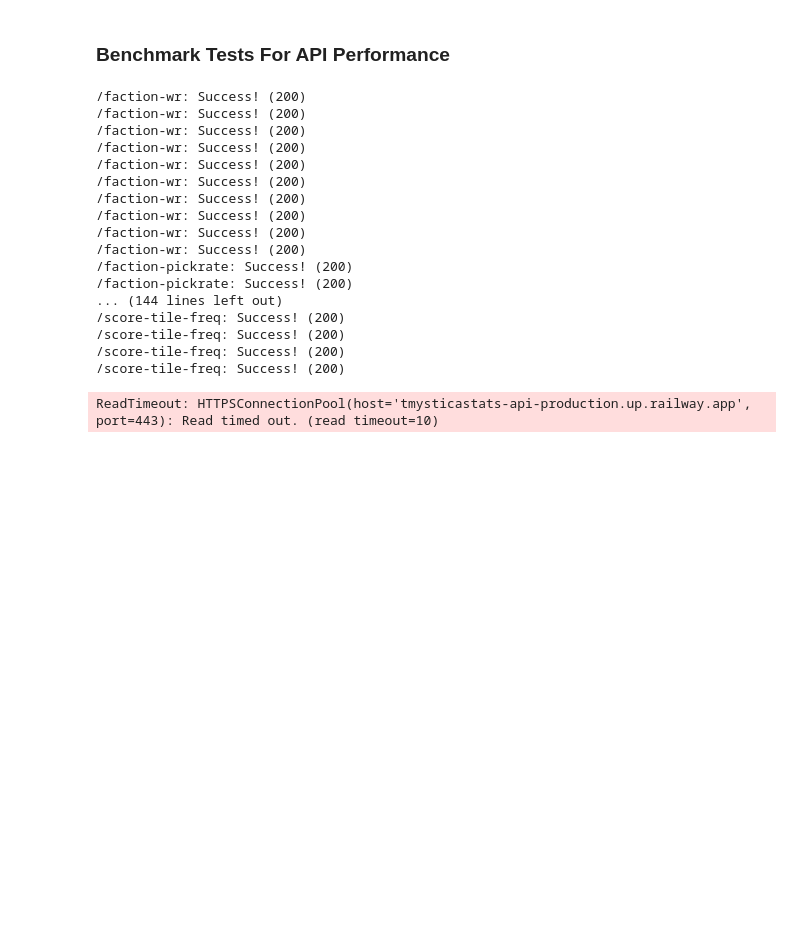
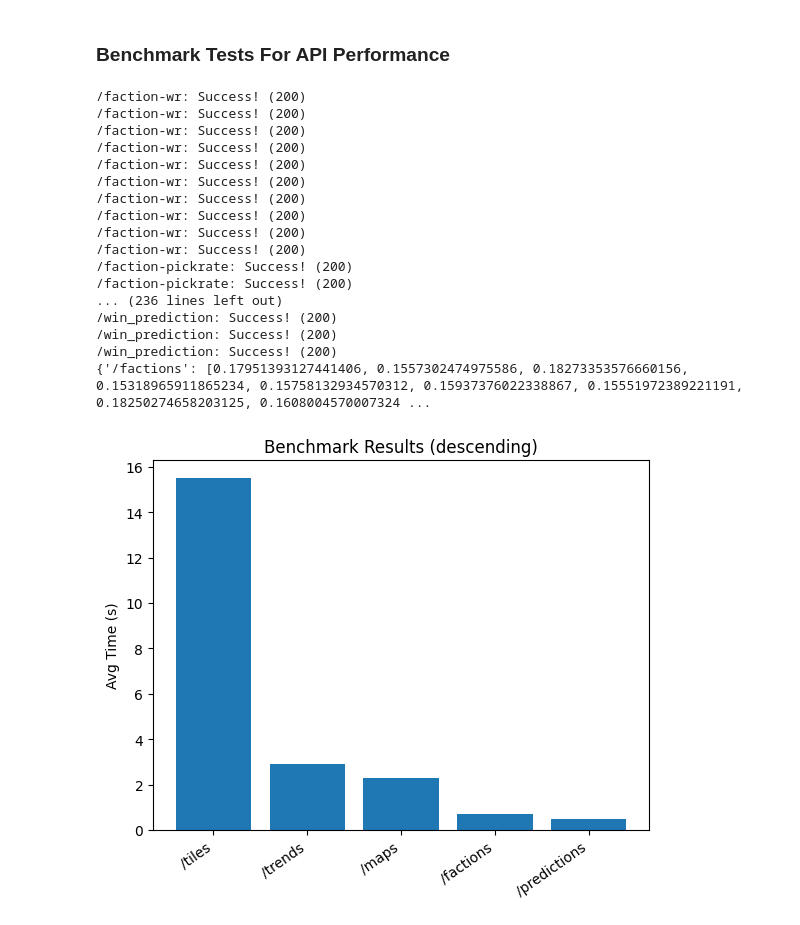
Before and after one commit to swoody2527/TMysticaStats-API, a Jupyter notebook: benchmarks/apibenchmarks.ipynb, the cells around one changed output. Cells and saved outputs as stored; diff of their text form; code cells hidden in the pictures; blank space fills up the shorter version.

```diff
--- a/benchmarks/apibenchmarks.ipynb
+++ b/benchmarks/apibenchmarks.ipynb
@@ -67,7 +67,7 @@ url_extensions = {
         'endpoints': ['/win_prediction'],
         'params': {
             'num_players': 4,
-            'map_id': '126fe960806d587c78546b30f1a90853b1ada468',
+            'map_id': '126fe960806d587c78546b30f1a90853b1ada468'.upper(),
             'bonus_tiles': [f'BON{i+1}' for i in range(7)],
             'score_tiles': [f'SCORE{i+1}' for i in range(6)]
         }
@@ -79,7 +79,7 @@ def run_benchmarks():
     results = {key: [] for key in url_extensions.keys()}
 
     for route in url_extensions:
-        if route != '/prediction':
+        if route != '/predictions':
             for endpoint in url_extensions[route]['endpoints']:
                 query_string = '&'.join(
                     f'{key}={val}' for key, val in url_extensions[route]['params'].items()
@@ -95,7 +95,7 @@ def run_benchmarks():
 
         else:
             endpoint = '/win_prediction'
-            pred_params = url_extensions[route][endpoint]['params']
+            pred_params = url_extensions[route]['params']
 
             num_players = f"num_players={pred_params['num_players']}"
             map_id = f"map_id={pred_params['map_id']}"
@@ -106,6 +106,7 @@ def run_benchmarks():
             query_string = '&'.join(p for p in parts if p)
 
             request_url = f"{base_url}{route}{endpoint}?{query_string}"
+            print(request_url)
 
             for _ in range(10):
                 start = time.time()
@@ -131,9 +132,25 @@ print(times)
 /faction-wr: Success! (200)
 /faction-pickrate: Success! (200)
 /faction-pickrate: Success! (200)
-... (144 lines left out)
-/score-tile-freq: Success! (200)
-/score-tile-freq: Success! (200)
-/score-tile-freq: Success! (200)
-/score-tile-freq: Success! (200)
+... (236 lines left out)
+/win_prediction: Success! (200)
+/win_prediction: Success! (200)
+/win_prediction: Success! (200)
+{'/factions': [0.17951393127441406, 0.1557302474975586, 0.18273353576660156, 0.15318965911865234, 0.15758132934570312, 0.15937376022338867, 0.15551972389221191, 0.18250274658203125, 0.1608004570007324 ...
-ReadTimeout: HTTPSConnectionPool(host='tmysticastats-api-production.up.railway.app', port=443): Read timed out. (read timeout=10)
+# %%
+import statistics
+import matplotlib.pyplot as plt
+
+averages = [(route, statistics.mean(lst)) for route, lst in times.items() if lst]
+
+averages.sort(key=lambda x: x[1], reverse=True)
+
+x, y = zip(*averages)
+
+plt.bar(x, y)
+plt.xticks(rotation=35, ha='right')
+plt.ylabel("Avg Time (s)")
+plt.title("Benchmark Results (descending)")
+plt.show()
+# %% [output]
+[figure, added]
```
Also changed, not shown: parts of 3 cells of this notebook, 10 other files.
